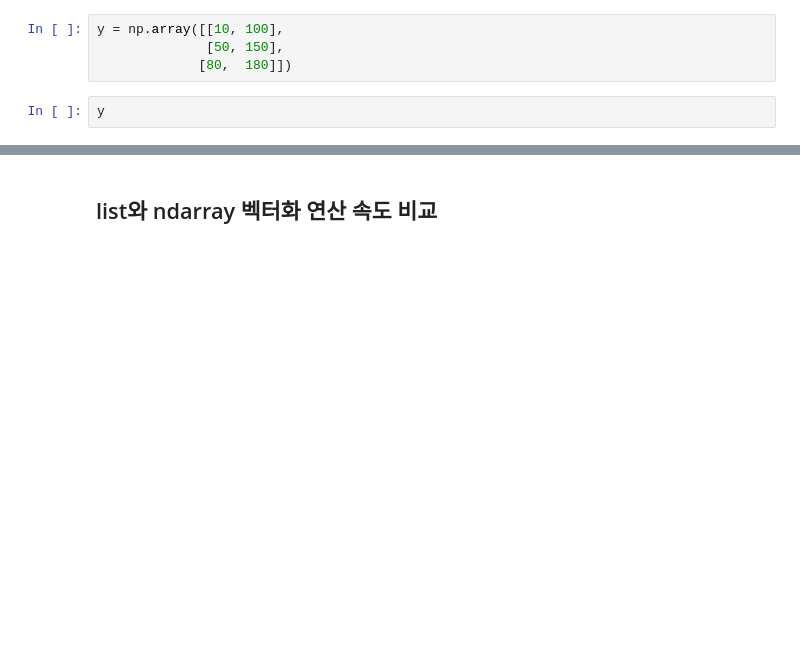
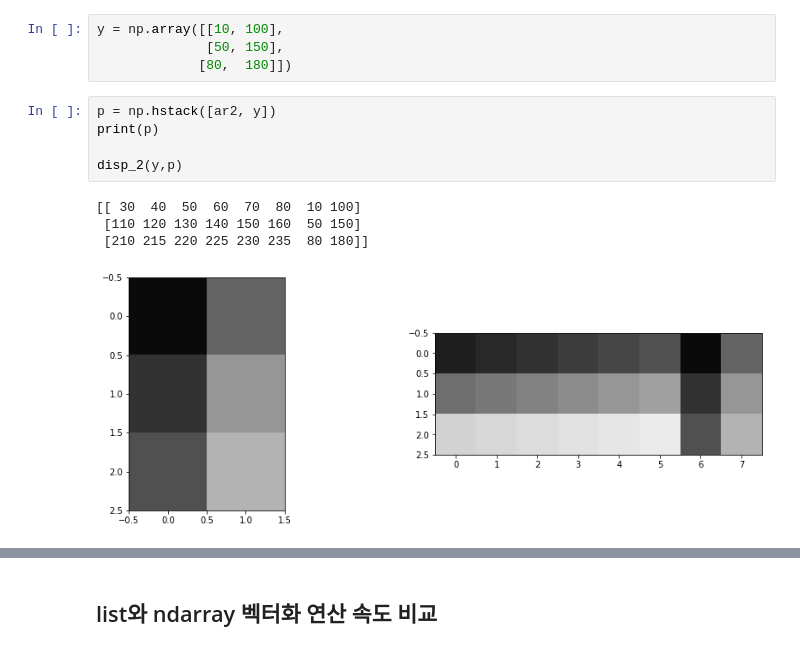
Before and after one commit to gymnopedy01/ictis-2023-ai, a Jupyter notebook: 다운로드/배포_Numpy_핵심.ipynb, the cells around one changed output, grey strips where cells are left out. Cells and saved outputs as stored; diff of their text form; blank space fills up the shorter version.

```diff
--- a/다운로드/배포_Numpy_핵심.ipynb
+++ b/다운로드/배포_Numpy_핵심.ipynb
@@ -487,5 +524,13 @@ grid = np.array([[ 70, 75,  80,  85,  90, 95],
 y = np.array([[10, 100],
               [50, 150],
              [80,  180]])
-# %%
-y
+# %%
+p = np.hstack([ar2, y])
+print(p)
+
+disp_2(y,p)
+# %% [output]
+[[ 30  40  50  60  70  80  10 100]
+ [110 120 130 140 150 160  50 150]
+ [210 215 220 225 230 235  80 180]]
+[figure, added]
```
Also changed, not shown: parts of 39 cells of this notebook.
